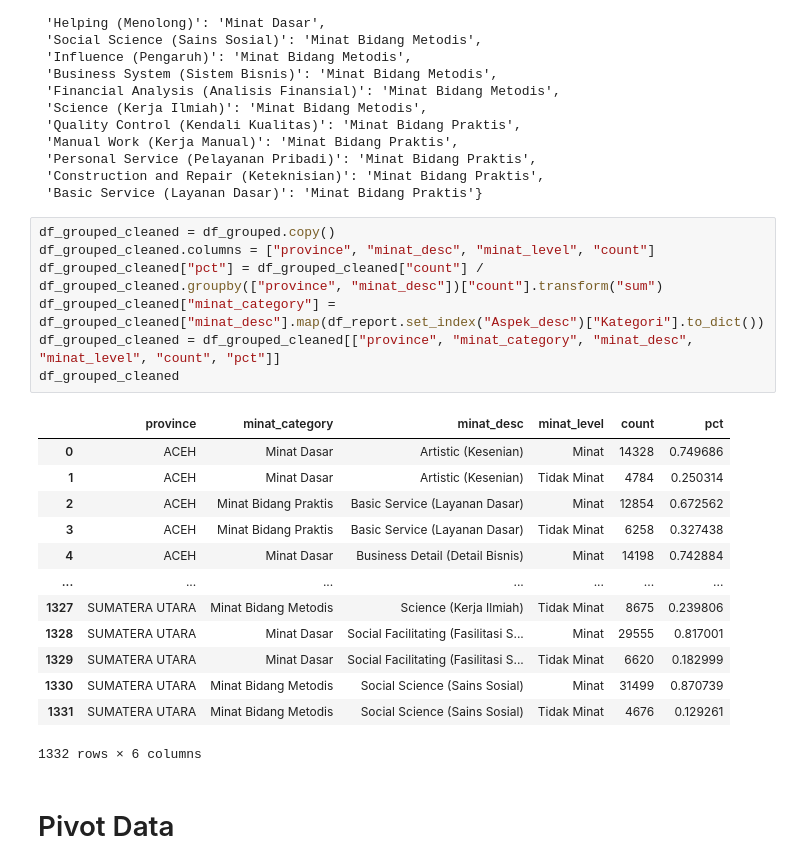
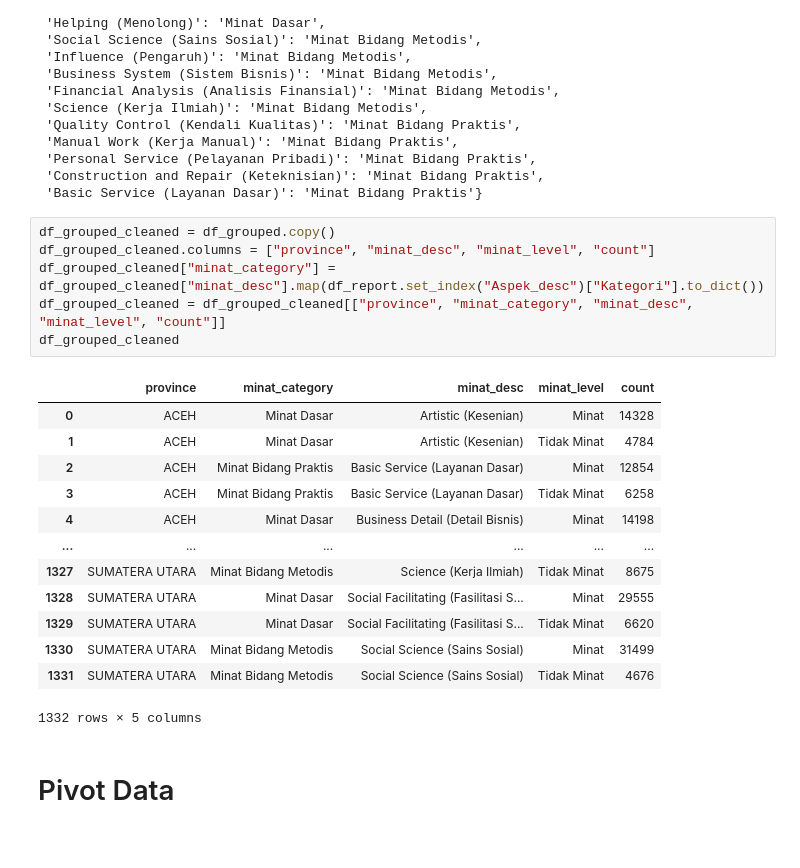
Before and after one commit to darren7753/Talent-and-Interest-Assessment, a Jupyter notebook: Calculation.ipynb, the cells around one changed output. Cells and saved outputs as stored; diff of their text form.

```diff
--- a/Calculation.ipynb
+++ b/Calculation.ipynb
@@ -150,23 +225,22 @@ df_report.set_index("Aspek_desc")["Kategori"].to_dict()
 # %%
 df_grouped_cleaned = df_grouped.copy()
 df_grouped_cleaned.columns = ["province", "minat_desc", "minat_level", "count"]
-df_grouped_cleaned["pct"] = df_grouped_cleaned["count"] / df_grouped_cleaned.groupby(["province", "minat_desc"])["count"].transform("sum")
 df_grouped_cleaned["minat_category"] = df_grouped_cleaned["minat_desc"].map(df_report.set_index("Aspek_desc")["Kategori"].to_dict())
-df_grouped_cleaned = df_grouped_cleaned[["province", "minat_category", "minat_desc", "minat_level", "count", "pct"]]
+df_grouped_cleaned = df_grouped_cleaned[["province", "minat_category", "minat_desc", "minat_level", "count"]]
 df_grouped_cleaned
 # %% [output]
-|  | province | minat_category | minat_desc | minat_level | count | pct |
-| 0 | ACEH | Minat Dasar | Artistic (Kesenian) | Minat | 14328 | 0.749686 |
-| 1 | ACEH | Minat Dasar | Artistic (Kesenian) | Tidak Minat | 4784 | 0.250314 |
-| 2 | ACEH | Minat Bidang Praktis | Basic Service (Layanan Dasar) | Minat | 12854 | 0.672562 |
-| 3 | ACEH | Minat Bidang Praktis | Basic Service (Layanan Dasar) | Tidak Minat | 6258 | 0.327438 |
-| 4 | ACEH | Minat Dasar | Business Detail (Detail Bisnis) | Minat | 14198 | 0.742884 |
-| ... | ... | ... | ... | ... | ... | ... |
-| 1327 | SUMATERA UTARA | Minat Bidang Metodis | Science (Kerja Ilmiah) | Tidak Minat | 8675 | 0.239806 |
-| 1328 | SUMATERA UTARA | Minat Dasar | Social Facilitating (Fasilitasi S... | Minat | 29555 | 0.817001 |
-| 1329 | SUMATERA UTARA | Minat Dasar | Social Facilitating (Fasilitasi S... | Tidak Minat | 6620 | 0.182999 |
-| 1330 | SUMATERA UTARA | Minat Bidang Metodis | Social Science (Sains Sosial) | Minat | 31499 | 0.870739 |
-| 1331 | SUMATERA UTARA | Minat Bidang Metodis | Social Science (Sains Sosial) | Tidak Minat | 4676 | 0.129261 |
+|  | province | minat_category | minat_desc | minat_level | count |
+| 0 | ACEH | Minat Dasar | Artistic (Kesenian) | Minat | 14328 |
+| 1 | ACEH | Minat Dasar | Artistic (Kesenian) | Tidak Minat | 4784 |
+| 2 | ACEH | Minat Bidang Praktis | Basic Service (Layanan Dasar) | Minat | 12854 |
+| 3 | ACEH | Minat Bidang Praktis | Basic Service (Layanan Dasar) | Tidak Minat | 6258 |
+| 4 | ACEH | Minat Dasar | Business Detail (Detail Bisnis) | Minat | 14198 |
+| ... | ... | ... | ... | ... | ... |
+| 1327 | SUMATERA UTARA | Minat Bidang Metodis | Science (Kerja Ilmiah) | Tidak Minat | 8675 |
+| 1328 | SUMATERA UTARA | Minat Dasar | Social Facilitating (Fasilitasi S... | Minat | 29555 |
+| 1329 | SUMATERA UTARA | Minat Dasar | Social Facilitating (Fasilitasi S... | Tidak Minat | 6620 |
+| 1330 | SUMATERA UTARA | Minat Bidang Metodis | Social Science (Sains Sosial) | Minat | 31499 |
+| 1331 | SUMATERA UTARA | Minat Bidang Metodis | Social Science (Sains Sosial) | Tidak Minat | 4676 |
-1332 rows × 6 columns
+1332 rows × 5 columns
 # %% [markdown]
 # Pivot Data
```
Also changed, not shown: parts of 10 cells of this notebook, 1 other file.
